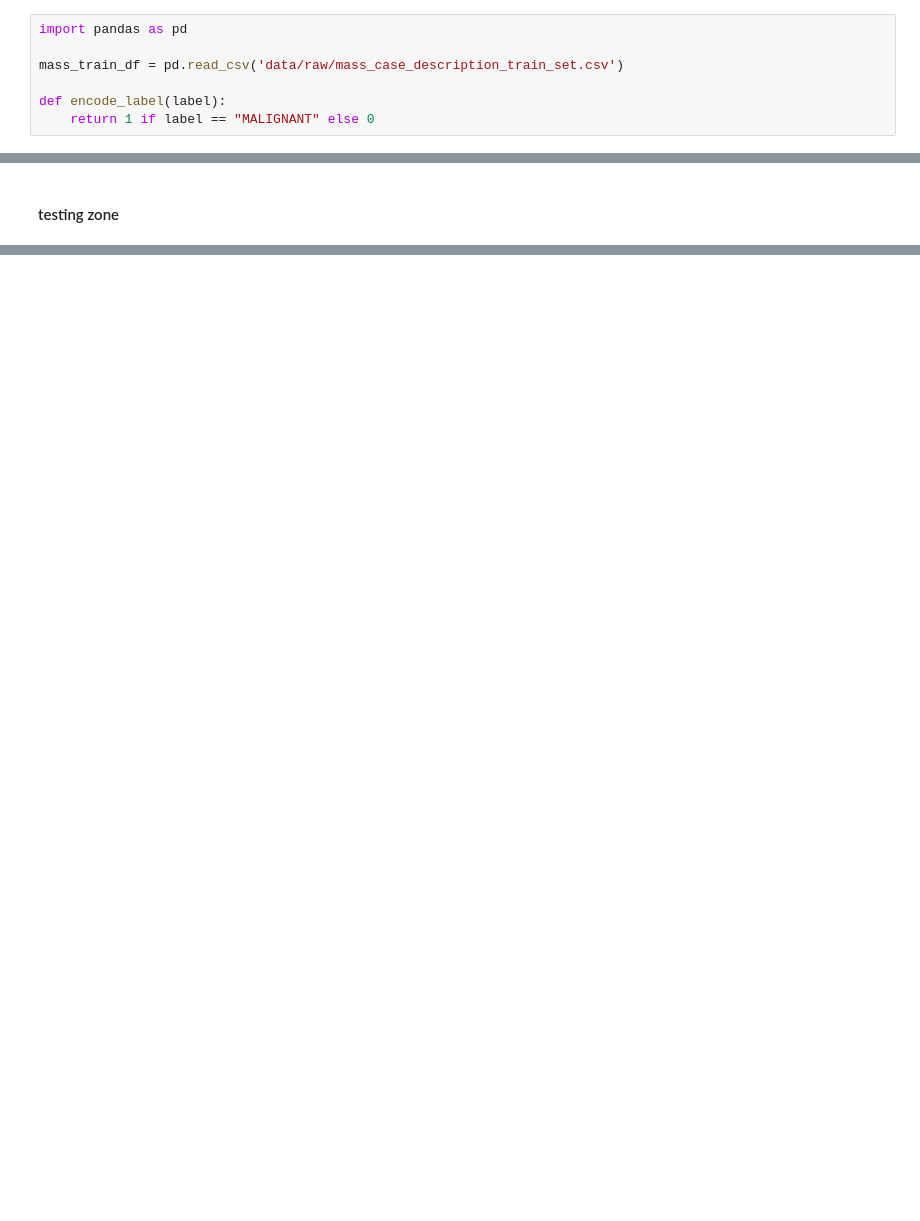
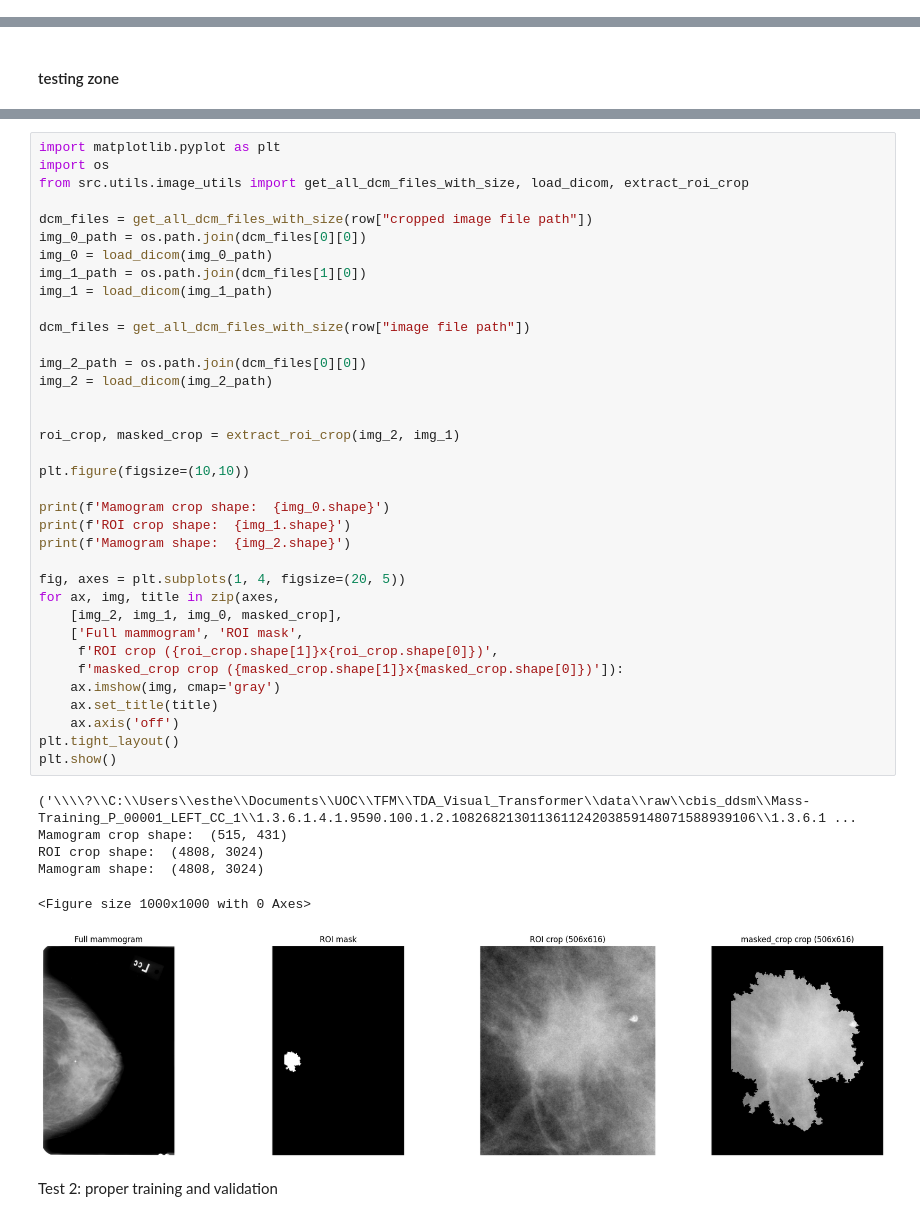
Before and after one commit to EstherRH00/TDA_Visual_Transformer, a Jupyter notebook: notebook.ipynb, the cells around one changed output, grey strips where cells are left out. Drawn from its saved outputs; the diff is of its cells as text; blank space fills up the shorter version.

```diff
--- a/notebook.ipynb
+++ b/notebook.ipynb
@@ -394,9 +461,2 @@ Phase 2 (optional): add CALC as extension
 # %% [markdown]
 E1
-# %%
-import pandas as pd
-
-mass_train_df = pd.read_csv('data/raw/mass_case_description_train_set.csv')
-
-def encode_label(label):
-    return 1 if label == "MALIGNANT" else 0
@@ -724,0 +482,45 @@ All good ✅
+# %%
+import matplotlib.pyplot as plt
+import os
+from src.utils.image_utils import get_all_dcm_files_with_size, load_dicom, extract_roi_crop
+
+dcm_files = get_all_dcm_files_with_size(row["cropped image file path"])
+img_0_path = os.path.join(dcm_files[0][0])
+img_0 = load_dicom(img_0_path)
+img_1_path = os.path.join(dcm_files[1][0])
+img_1 = load_dicom(img_1_path)
+
+dcm_files = get_all_dcm_files_with_size(row["image file path"])
+
+img_2_path = os.path.join(dcm_files[0][0])
+img_2 = load_dicom(img_2_path)
+
+
+roi_crop, masked_crop = extract_roi_crop(img_2, img_1)
+
+plt.figure(figsize=(10,10))
+
+print(f'Mamogram crop shape:  {img_0.shape}')
+print(f'ROI crop shape:  {img_1.shape}')
+print(f'Mamogram shape:  {img_2.shape}')
+
+fig, axes = plt.subplots(1, 4, figsize=(20, 5))
+for ax, img, title in zip(axes,
+    [img_2, img_1, img_0, masked_crop],
+    ['Full mammogram', 'ROI mask',
+     f'ROI crop ({roi_crop.shape[1]}x{roi_crop.shape[0]})',
+     f'masked_crop crop ({masked_crop.shape[1]}x{masked_crop.shape[0]})']):
+    ax.imshow(img, cmap='gray')
+    ax.set_title(title)
+    ax.axis('off')
+plt.tight_layout()
+plt.show()
+# %% [output]
+('\\\\?\\C:\\Users\\esthe\\Documents\\UOC\\TFM\\TDA_Visual_Transformer\\data\\raw\\cbis_ddsm\\Mass-Training_P_00001_LEFT_CC_1\\1.3.6.1.4.1.9590.100.1.2.108268213011361124203859148071588939106\\1.3.6.1 ...
+Mamogram crop shape:  (515, 431)
+ROI crop shape:  (4808, 3024)
+Mamogram shape:  (4808, 3024)
+<Figure size 1000x1000 with 0 Axes>
+[figure, added]
+# %% [markdown]
+Test 2: proper training and validation
```
Also changed, not shown: parts of 32 cells of this notebook, 7 other files.
